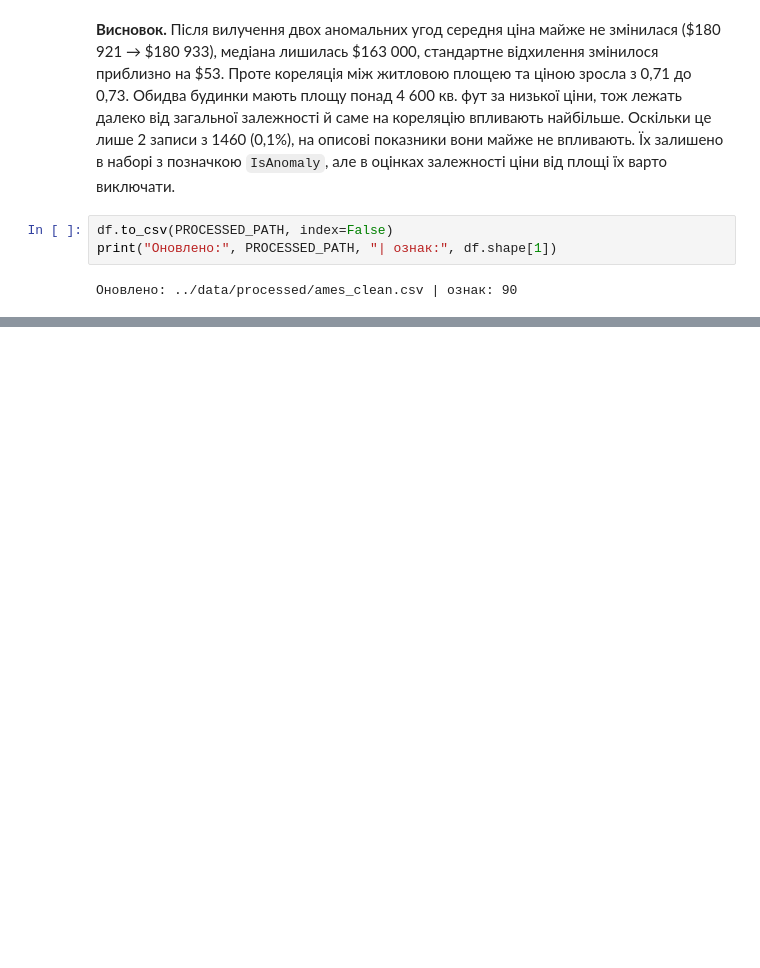
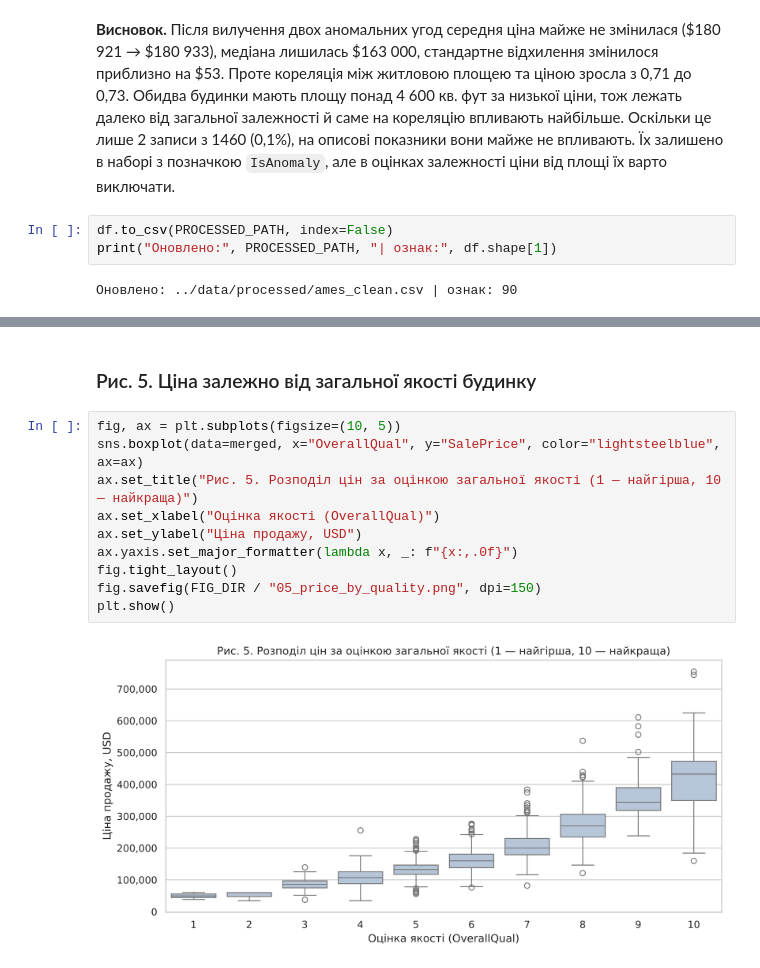
Before and after one commit to Denis8870/ames-housing-analysis, a Jupyter notebook: notebooks/analysis.ipynb, the cells around one changed output, grey strips where cells are left out. Saved outputs shown, nothing was run; the diff lists cells and outputs as text; blank space fills up the shorter version.

```diff
--- a/notebooks/analysis.ipynb
+++ b/notebooks/analysis.ipynb
@@ -513,0 +754,14 @@ print("Оновлено:", PROCESSED_PATH, "| ознак:", df.shape[1])
+# %% [markdown]
+### Рис. 5. Ціна залежно від загальної якості будинку
+# %%
+fig, ax = plt.subplots(figsize=(10, 5))
+sns.boxplot(data=merged, x="OverallQual", y="SalePrice", color="lightsteelblue", ax=ax)
+ax.set_title("Рис. 5. Розподіл цін за оцінкою загальної якості (1 — найгірша, 10 — найкраща)")
+ax.set_xlabel("Оцінка якості (OverallQual)")
+ax.set_ylabel("Ціна продажу, USD")
+ax.yaxis.set_major_formatter(lambda x, _: f"{x:,.0f}")
+fig.tight_layout()
+fig.savefig(FIG_DIR / "05_price_by_quality.png", dpi=150)
+plt.show()
+# %% [output]
+[figure, added]
```
Also changed, not shown: parts of 42 cells of this notebook, 15 other files.
